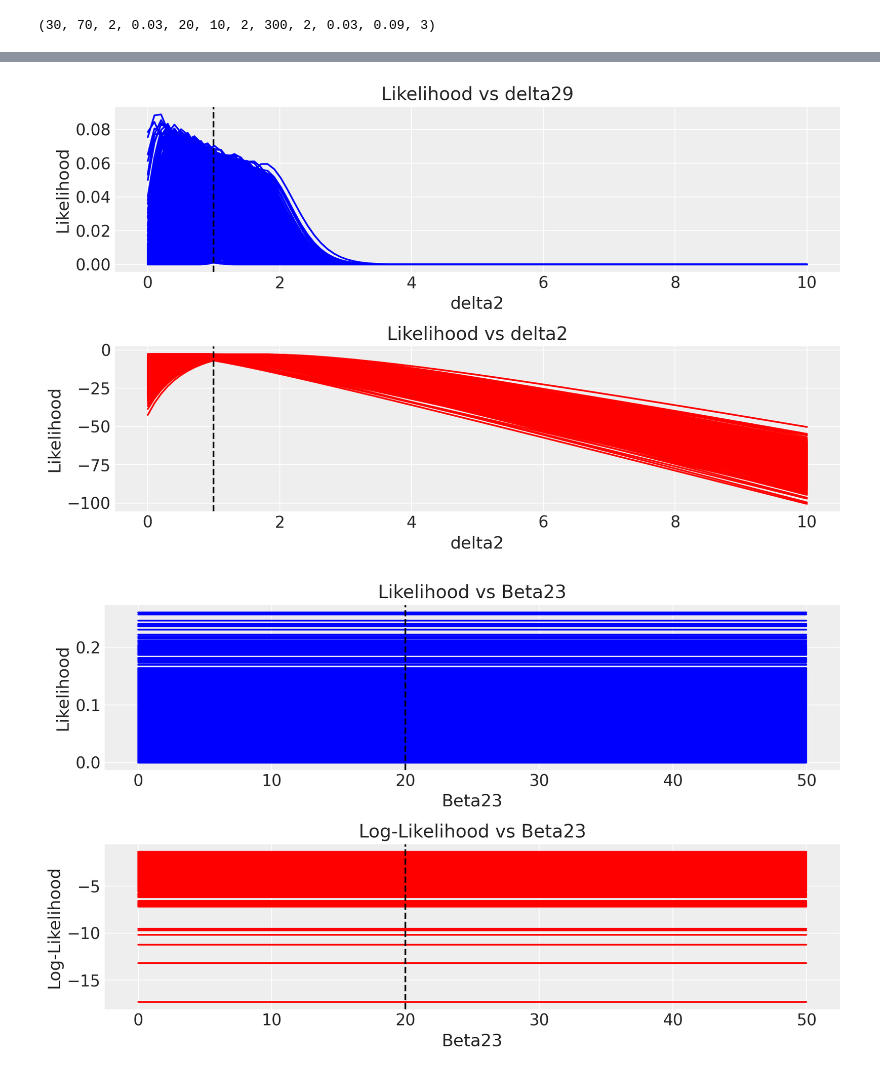
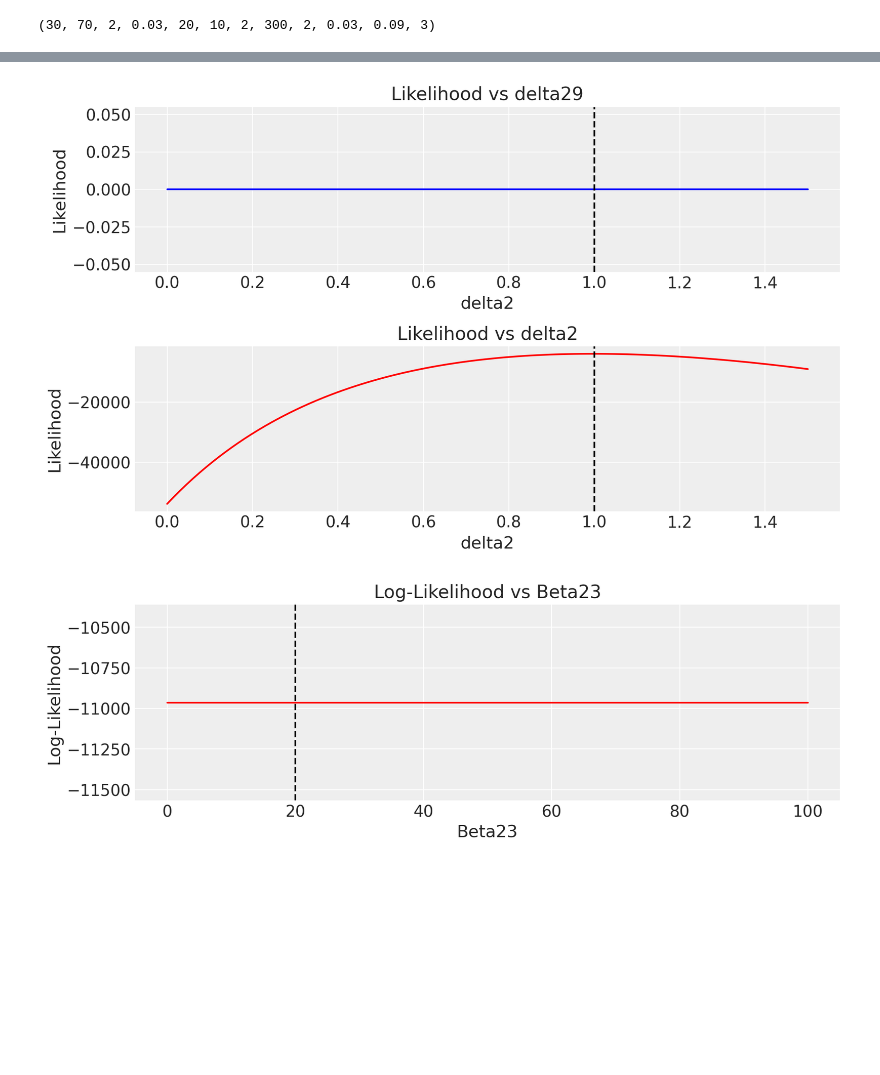
Before and after one commit to gnashi21/Inference-in-biochemical-networks, a Jupyter notebook: marginal_likelihood_for_I1.ipynb, the cells around one changed output, grey strips where cells are left out. Cells and saved outputs as stored; diff of their text form; code cells hidden in the pictures; blank space fills up the shorter version.

```diff
--- a/marginal_likelihood_for_I1.ipynb
+++ b/marginal_likelihood_for_I1.ipynb
@@ -62,7 +62,7 @@ n_type = 0
 t_last = 1000
 
 # decide dt
-DT= [1]
+DT= [5]
 n_dt = 0
 
 # which trajectories will be used.
@@ -226,11 +228,12 @@ def compute_G3(dt, delta3, beta17, beta18, beta19, beta20, beta21, beta22, beta2
     return G3
 
 def compute_likelihood3(dx3t, F3, G3):
-    likelihood3 = (1 / (np.sqrt(2 * np.pi) * G3)) * np.exp(-0.5 * ((dx3t - F3) / G3)**2)
+    likelihood = (1 / (np.sqrt(2 * np.pi) * G3)) * np.exp(-0.5 * ((dx3t - F3) / G3)**2)
+    likelihood3=np.prod(likelihood)
     return likelihood3
 
 def compute_log_likelihood3(dx3t, F3, G3):
-    log_likelihood3 = -0.5 * (np.log(2 * np.pi) + 2 * np.log(G3) + ((dx3t - F3) / G3)**2)
+    log_likelihood3 = np.sum(np.log((1 / (np.sqrt(2 * np.pi) * G3)) * np.exp(-0.5 * ((dx3t - F3) / G3)**2)))
     return log_likelihood3
 # %%
 
@@ -295,12 +298,12 @@ plt.show()
 # %%
-dt,beta9, beta10, beta11, beta12, beta13, beta14, beta15, beta16 = 1,beta_val, 0, 0, 0, 0, 0, 0, 0
+dt,beta9, beta10, beta11, beta12, beta13, beta14, beta15, beta16 = 5,beta_val, 0, 0, 0, 0, 0, 0, 0
 x1t, x3t, K, K2, n, n2, r2, a2, x2t = XX1, XX3, K_val, K2_val, n_val, n2_val, 0, a2_val, XX2
 dx2t = dXX2
 
 
 delta_true=1
 #delta2 = np.linspace(delta_true * 0.8, 5, 100)
-delta2 = np.linspace(0,10, 100)
+delta2 = np.linspace(0,1.5, 100)
 
 
 L_d2 = []
@@ -348,15 +351,15 @@ plt.show()
 #print("Likelihood for last beta9:", L_b9[-1])
 #print("Log-Likelihood for last beta9:", Log_L_b9[-1])
 # %% [output]
-[figure, old version]
+[figure, new version]
 # %%
-dt, delta3, beta17, beta18, beta19, beta20, beta21, beta22, beta24 = 1, 0, 0, 0, 0, 0, 0, 0, 0
+dt, delta3, beta17, beta18, beta19, beta20, beta21, beta22, beta24 = 5, 0, 0, 0, 0, 0, 0, 0, 0
 x1t, x2t, K1, K2, n1, n2, r3, a3, x3t = XX1, XX2, K1_val, K2_val, n1_val, n2_val, 0, a3_val, XX3
 dx3t = dXX3
 
 # Define the range
 #beta23 = np.linspace(beta1_val * 0.8, beta1_val * 1.2, 1000
-beta23 = np.linspace(0,50, 1000)
+beta23 = np.linspace(0,100, 1000)
 L_b23 = []
 Log_L_b23 = []
 
@@ -365,39 +368,32 @@ for b23 in beta23:
     # Recompute F3, G3 for the current beta9
     F3_val = compute_F3(dt, delta3, beta17, beta18, beta19, beta20, beta21, beta22, beta23, beta24,
                x1t, x2t, K1, K2, n1, n2, r3, a3, x3t)
     G3_val = compute_G3(dt, delta3, beta17, beta18, beta19, beta20, beta21, beta22, beta23, beta24,
                x1t, x2t, K1, K2, n1, n2, r3, a3, x3t)
 
     # Compute likelihood and log-likelihood for the current values of F2 and G2
     L_b23.append(compute_likelihood3(dx3t, F3_val, G3_val))
     Log_L_b23.append(compute_log_likelihood3(dx3t, F3_val, G3_val))
 
 
 L_b23 = np.array(L_b23)
 Log_L_b23 = np.array(Log_L_b23)
 
 # Plot the likelihood and log-likelihood for each beta23
 plt.figure(figsize=(10, 6))
 
 
-plt.subplot(2, 1, 1)
-plt.plot(beta23, L_b23, label='Likelihood', color='blue')
-plt.axvline(x=beta1_val, ls='--', linewidth=1.5, c='black')
-plt.xlabel('Beta23')
-plt.ylabel('Likelihood')
-plt.title('Likelihood vs Beta23')
-plt.grid(True)
 
 
 plt.subplot(2, 1, 2)
 plt.plot(beta23, Log_L_b23, label='Log-Likelihood', color='red')
 plt.axvline(x=beta1_val, ls='--', linewidth=1.5, c='black')
 plt.xlabel('Beta23')
 plt.ylabel('Log-Likelihood')
 plt.title('Log-Likelihood vs Beta23')
 plt.grid(True)
 plt.tight_layout()
 plt.show()
 # %% [output]
-[figure, old version]
+[figure, new version]
 # %%
```
Also changed, not shown: parts of 6 cells of this notebook.
